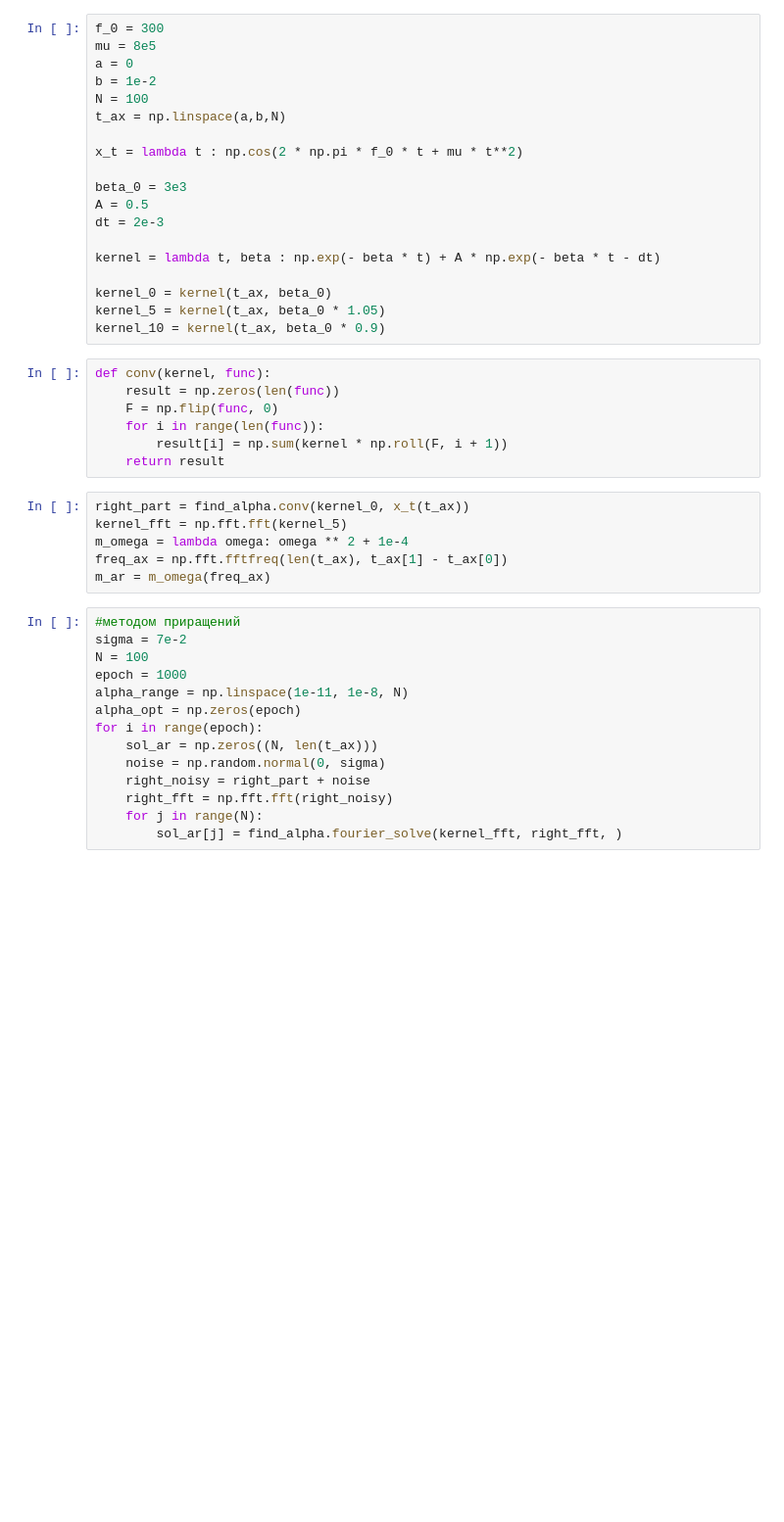
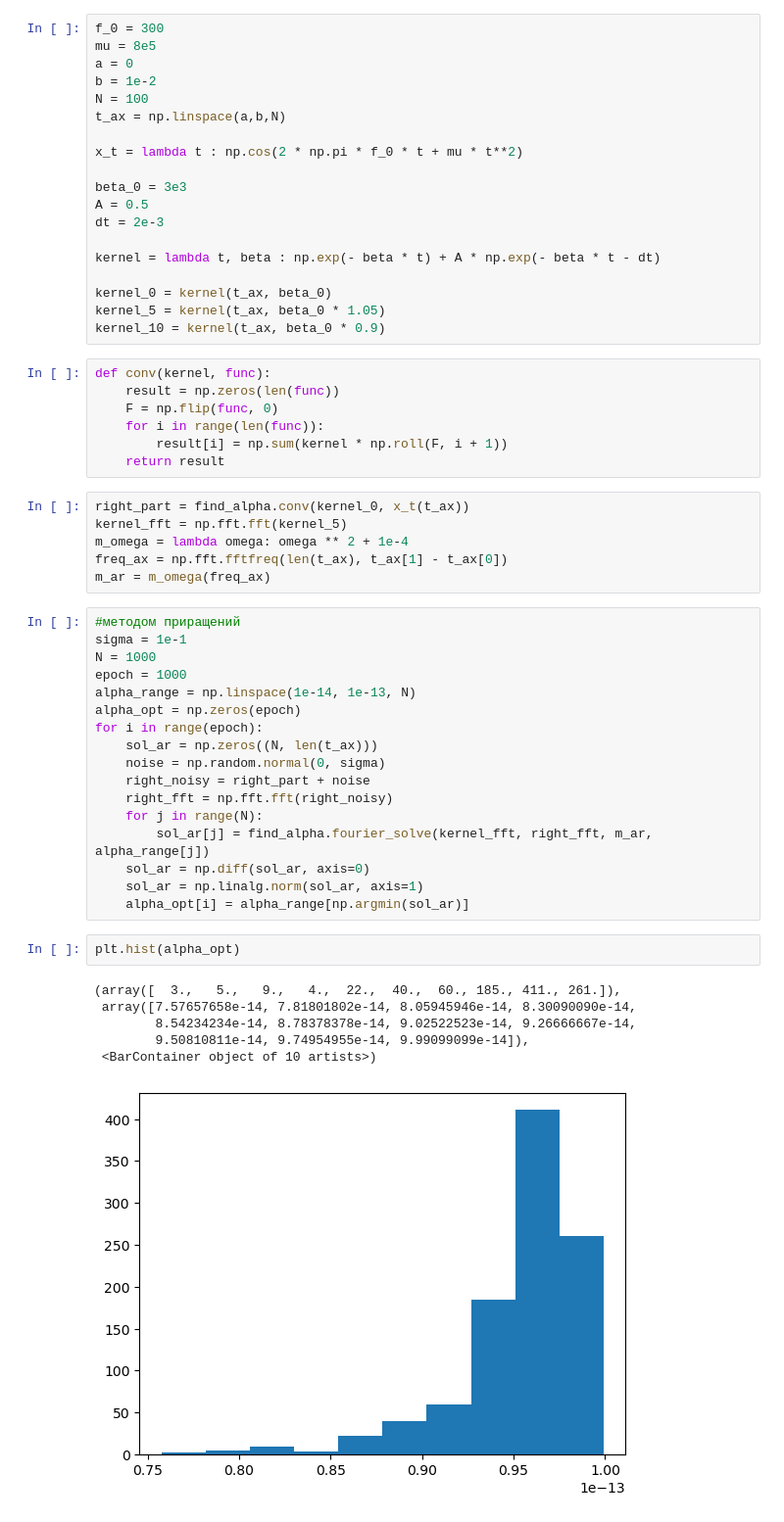
Before and after one commit to EHAT32/inverse, a Jupyter notebook: 7_10/changing_beta.ipynb, the cells around one changed output. Shown at 98% size. Drawn from its saved outputs; the diff is of its cells as text; blank space fills up the shorter version.

```diff
--- a/7_10/changing_beta.ipynb
+++ b/7_10/changing_beta.ipynb
@@ -35,10 +36,10 @@ freq_ax = np.fft.fftfreq(len(t_ax), t_ax[1] - t_ax[0])
 m_ar = m_omega(freq_ax)
 # %%
 #методом приращений
-sigma = 7e-2
-N = 100
+sigma = 1e-1
+N = 1000
 epoch = 1000
-alpha_range = np.linspace(1e-11, 1e-8, N)
+alpha_range = np.linspace(1e-14, 1e-13, N)
 alpha_opt = np.zeros(epoch)
 for i in range(epoch):
     sol_ar = np.zeros((N, len(t_ax)))
@@ -46,4 +47,16 @@ for i in range(epoch):
     right_noisy = right_part + noise
     right_fft = np.fft.fft(right_noisy)
     for j in range(N):
-        sol_ar[j] = find_alpha.fourier_solve(kernel_fft, right_fft, )
+        sol_ar[j] = find_alpha.fourier_solve(kernel_fft, right_fft, m_ar, alpha_range[j])
+    sol_ar = np.diff(sol_ar, axis=0)
+    sol_ar = np.linalg.norm(sol_ar, axis=1)
+    alpha_opt[i] = alpha_range[np.argmin(sol_ar)]
+# %%
+plt.hist(alpha_opt)
+# %% [output]
+(array([  3.,   5.,   9.,   4.,  22.,  40.,  60., 185., 411., 261.]),
+ array([7.57657658e-14, 7.81801802e-14, 8.05945946e-14, 8.30090090e-14,
+        8.54234234e-14, 8.78378378e-14, 9.02522523e-14, 9.26666667e-14,
+        9.50810811e-14, 9.74954955e-14, 9.99099099e-14]),
+ <BarContainer object of 10 artists>)
+[figure, added]
```
Also changed, not shown: parts of 1 cell of this notebook, 2 other files.
